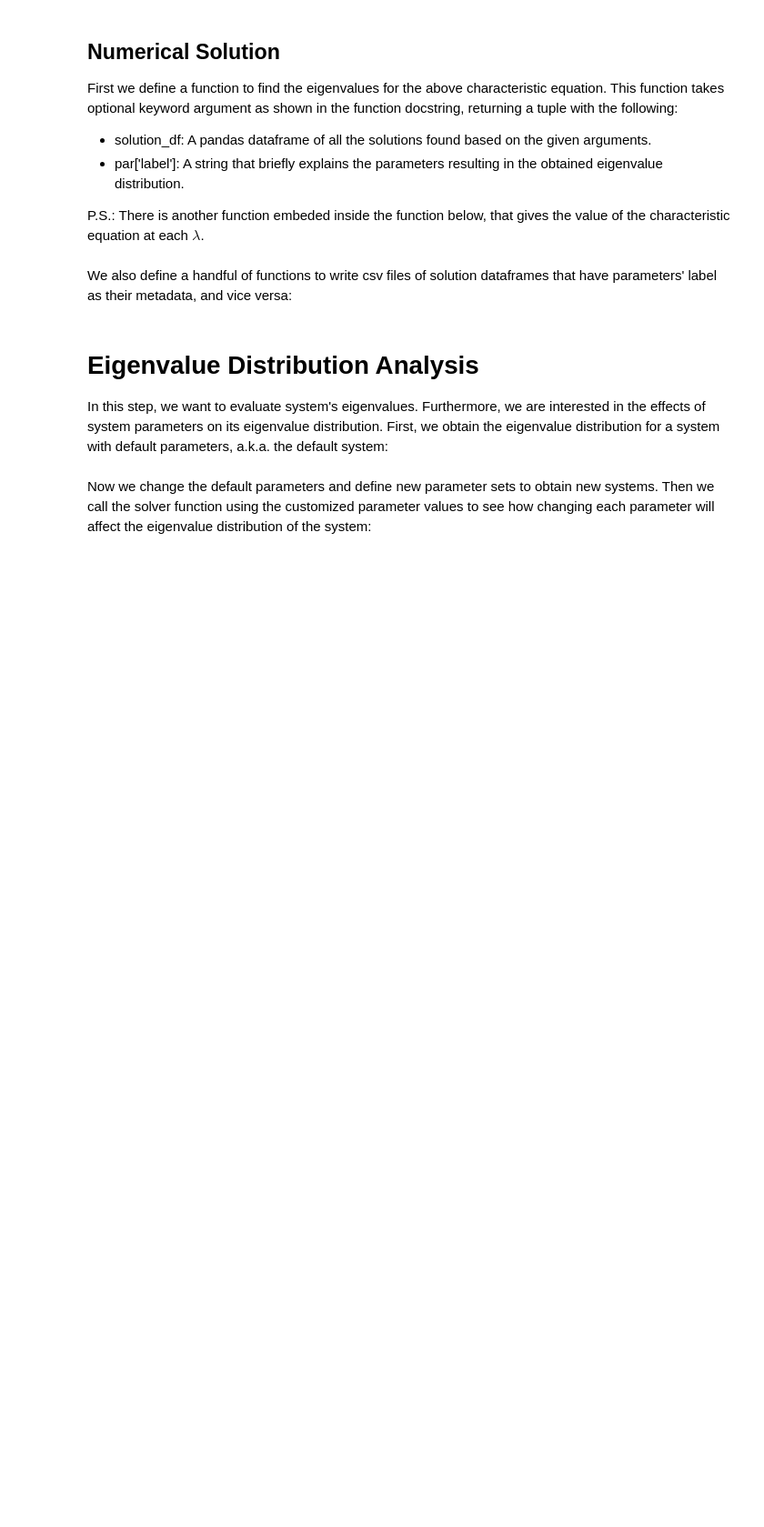
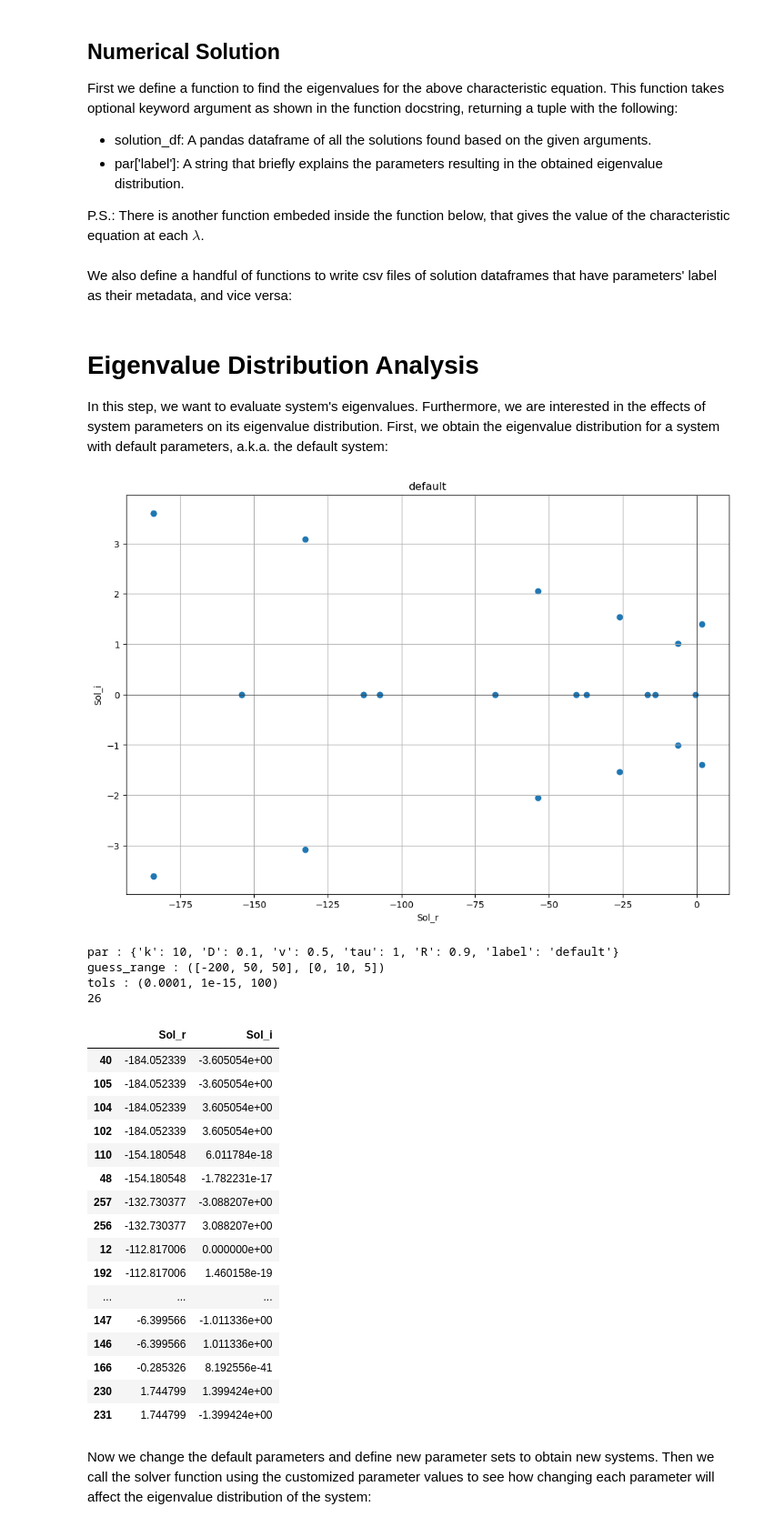
Before and after one commit to behradmoadeli/pfr_isothermal_recycle_delay_optimal, a Jupyter notebook: BehradPaper.ipynb, the cells around one changed output. Shown at 91% size. Drawn from its saved outputs; the diff is of its cells as text; code cells hidden in the pictures; blank space fills up the shorter version.

Commit message:
defined functions to plot single df

```diff
--- a/BehradPaper.ipynb
+++ b/BehradPaper.ipynb
@@ -326,3 +466,36 @@ In this step, we want to evaluate system's eigenvalues. Furthermore, we are inte
+# %%
+# Solve and plot for default_par
+
+df, label, metadata = find_eig(guess_range_real=[-200,50,50], guess_range_imag=[0,10,5])
+df = cluster(df, 4)
+plot_single_df(df, label, metadata)
+print(len(df))
+df.sort_values(by=['Sol_r'])
+
+# Bookmark
+# %% [output]
+[figure, added]
+par : {'k': 10, 'D': 0.1, 'v': 0.5, 'tau': 1, 'R': 0.9, 'label': 'default'}
+guess_range : ([-200, 50, 50], [0, 10, 5])
+tols : (0.0001, 1e-15, 100)
+26
+|  | Sol_r | Sol_i |
+| 40 | -184.052339 | -3.605054e+00 |
+| 105 | -184.052339 | -3.605054e+00 |
+| 104 | -184.052339 | 3.605054e+00 |
+| 102 | -184.052339 | 3.605054e+00 |
+| 110 | -154.180548 | 6.011784e-18 |
+| 48 | -154.180548 | -1.782231e-17 |
+| 257 | -132.730377 | -3.088207e+00 |
+| 256 | -132.730377 | 3.088207e+00 |
+| 12 | -112.817006 | 0.000000e+00 |
+| 192 | -112.817006 | 1.460158e-19 |
+| ... | ... | ... |
+| 147 | -6.399566 | -1.011336e+00 |
+| 146 | -6.399566 | 1.011336e+00 |
+| 166 | -0.285326 | 8.192556e-41 |
+| 230 | 1.744799 | 1.399424e+00 |
+| 231 | 1.744799 | -1.399424e+00 |
 # %% [markdown]
 Now we change the default parameters and define new parameter sets to obtain new systems. Then we call the solver function using the customized parameter values to see how changing each parameter will affect the eigenvalue distribution of the system:
 # %%
```
Also changed, not shown: parts of 13 cells of this notebook, 4 other files.
